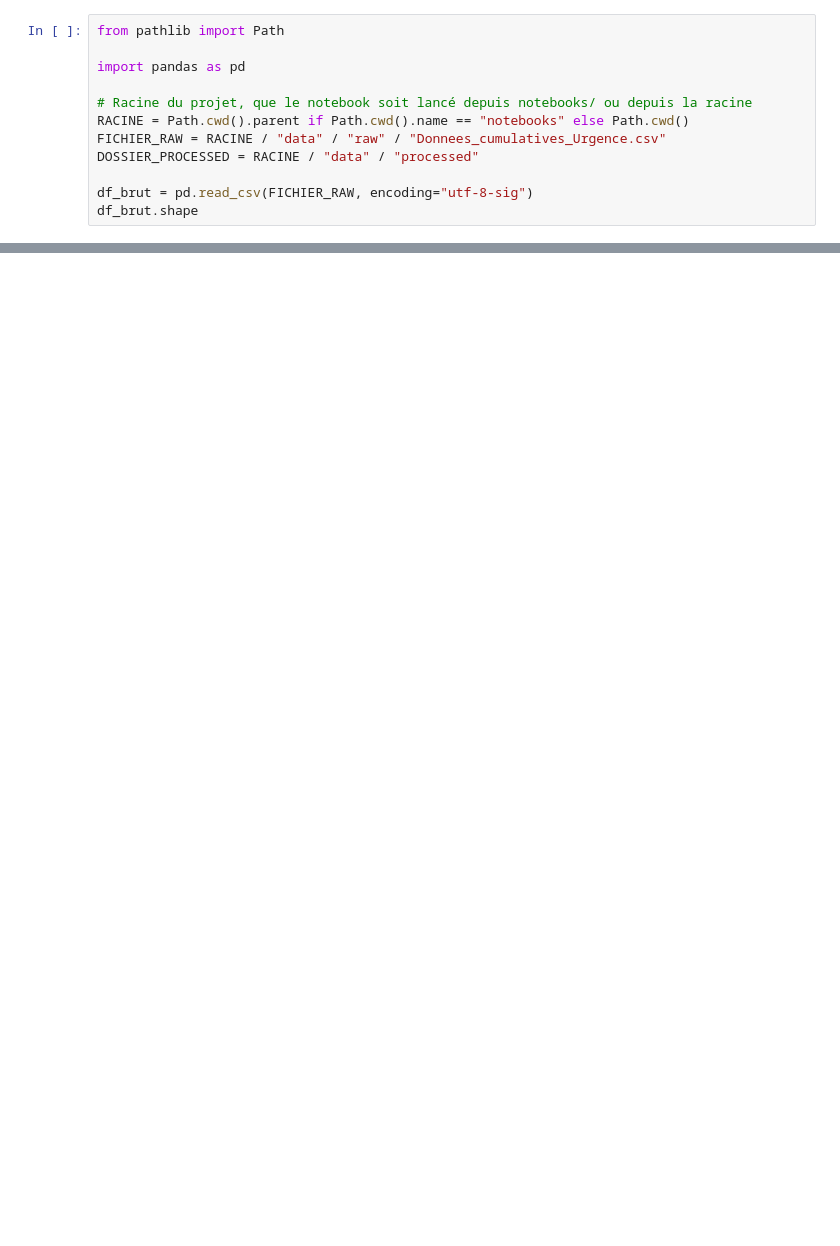
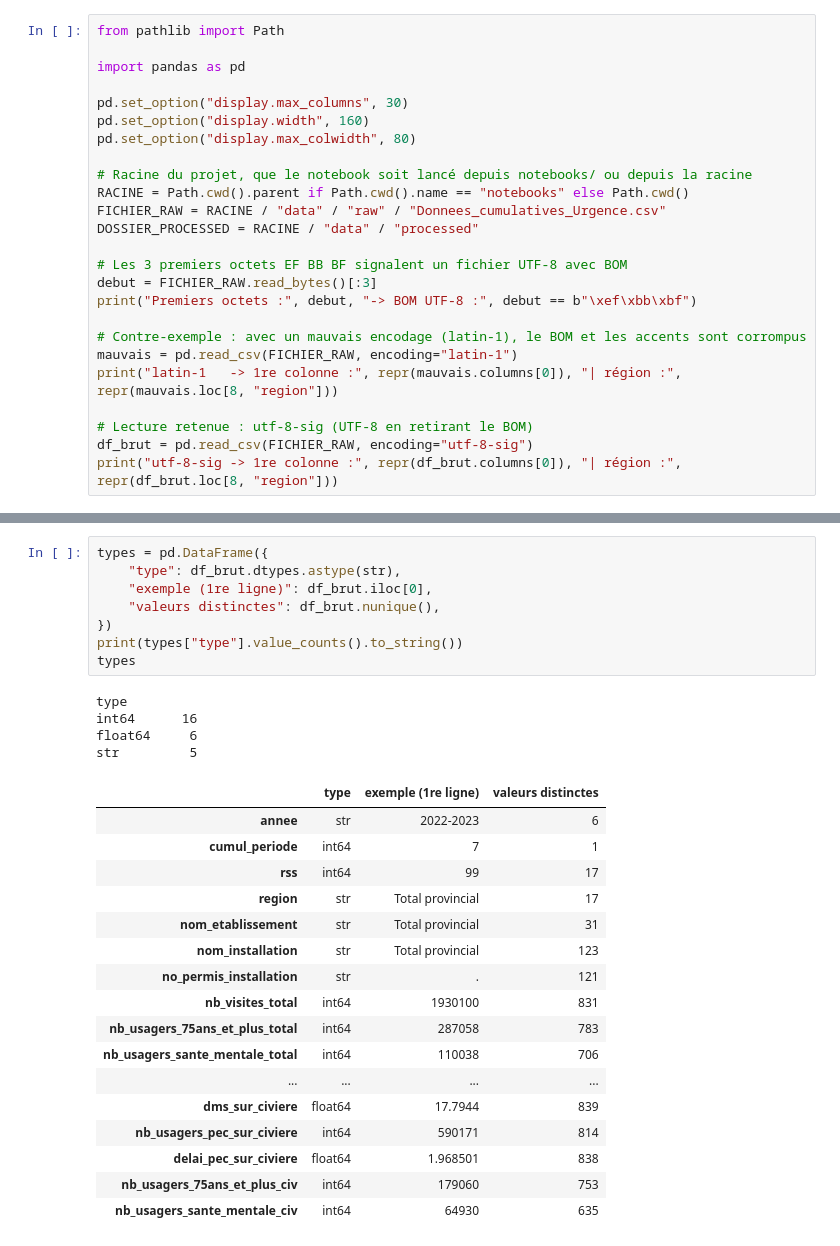
Before and after one commit to Khaled-hamdaoui/Application_python-, a Jupyter notebook: notebooks/01_preparation.ipynb, the cells around one changed output, grey strips where cells are left out. Saved outputs shown, nothing was run; the diff lists cells and outputs as text; blank space fills up the shorter version.

```diff
--- a/notebooks/01_preparation.ipynb
+++ b/notebooks/01_preparation.ipynb
@@ -10,11 +14,24 @@ Les cellules validées seront reportées dans `analyse_eda.ipynb` (notebook fina
 from pathlib import Path
 
 import pandas as pd
+
+pd.set_option("display.max_columns", 30)
+pd.set_option("display.width", 160)
+pd.set_option("display.max_colwidth", 80)
 
 # Racine du projet, que le notebook soit lancé depuis notebooks/ ou depuis la racine
 RACINE = Path.cwd().parent if Path.cwd().name == "notebooks" else Path.cwd()
 FICHIER_RAW = RACINE / "data" / "raw" / "Donnees_cumulatives_Urgence.csv"
 DOSSIER_PROCESSED = RACINE / "data" / "processed"
 
+# Les 3 premiers octets EF BB BF signalent un fichier UTF-8 avec BOM
+debut = FICHIER_RAW.read_bytes()[:3]
+print("Premiers octets :", debut, "-> BOM UTF-8 :", debut == b"\xef\xbb\xbf")
+
+# Contre-exemple : avec un mauvais encodage (latin-1), le BOM et les accents sont corrompus
+mauvais = pd.read_csv(FICHIER_RAW, encoding="latin-1")
+print("latin-1   -> 1re colonne :", repr(mauvais.columns[0]), "| région :", repr(mauvais.loc[8, "region"]))
+
+# Lecture retenue : utf-8-sig (UTF-8 en retirant le BOM)
 df_brut = pd.read_csv(FICHIER_RAW, encoding="utf-8-sig")
-df_brut.shape
+print("utf-8-sig -> 1re colonne :", repr(df_brut.columns[0]), "| région :", repr(df_brut.loc[8, "region"]))
@@ -24,0 +70,30 @@ Types, valeurs manquantes, doublons, lignes de total, région « Error », péri
+# %%
+types = pd.DataFrame({
+    "type": df_brut.dtypes.astype(str),
+    "exemple (1re ligne)": df_brut.iloc[0],
+    "valeurs distinctes": df_brut.nunique(),
+})
+print(types["type"].value_counts().to_string())
+types
+# %% [output]
+type
+int64      16
+float64     6
+str         5
+|  | type | exemple (1re ligne) | valeurs distinctes |
+| annee | str | 2022-2023 | 6 |
+| cumul_periode | int64 | 7 | 1 |
+| rss | int64 | 99 | 17 |
+| region | str | Total provincial | 17 |
+| nom_etablissement | str | Total provincial | 31 |
+| nom_installation | str | Total provincial | 123 |
+| no_permis_installation | str | . | 121 |
+| nb_visites_total | int64 | 1930100 | 831 |
+| nb_usagers_75ans_et_plus_total | int64 | 287058 | 783 |
+| nb_usagers_sante_mentale_total | int64 | 110038 | 706 |
+| ... | ... | ... | ... |
+| dms_sur_civiere | float64 | 17.7944 | 839 |
+| nb_usagers_pec_sur_civiere | int64 | 590171 | 814 |
+| delai_pec_sur_civiere | float64 | 1.968501 | 838 |
+| nb_usagers_75ans_et_plus_civ | int64 | 179060 | 753 |
+| nb_usagers_sante_mentale_civ | int64 | 64930 | 635 |
```
Also changed, not shown: parts of 34 cells of this notebook, 1 other file.
